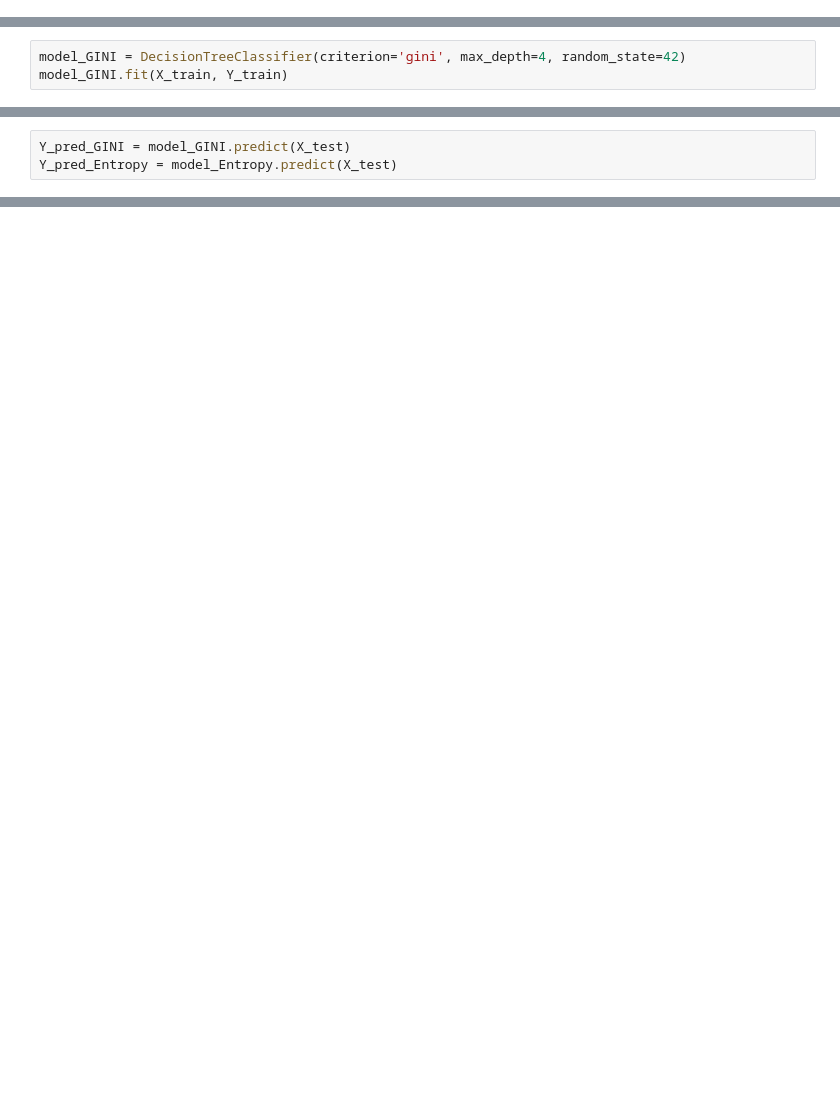
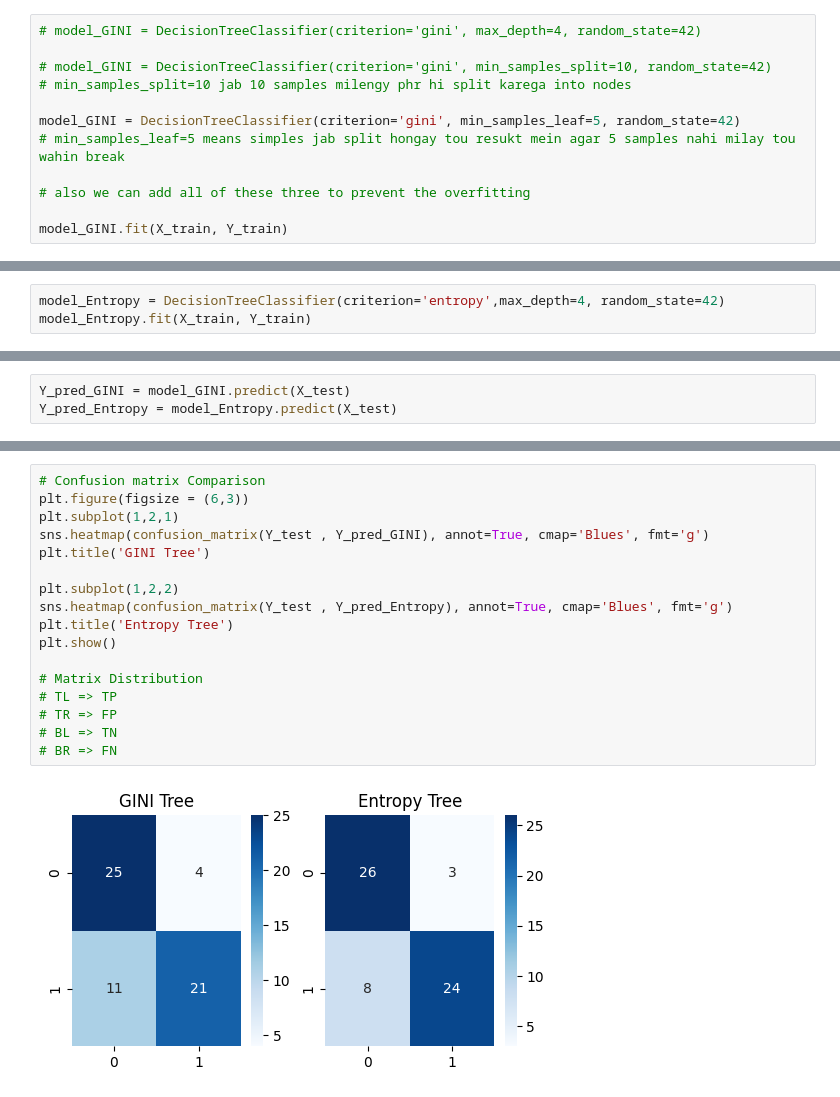
Before and after one commit to usaidahmed01/Machine-Learning, a Jupyter notebook: Decision_Tree.ipynb, the cells around one changed output, grey strips where cells are left out. Saved outputs shown, nothing was run; the diff lists cells and outputs as text; blank space fills up the shorter version.

Commit message:
Decision Tree

```diff
--- a/Decision_Tree.ipynb
+++ b/Decision_Tree.ipynb
@@ -30,3 +31,15 @@ X = df.drop('target', axis = 1)
 y = df['target']
 # %%
 X_train, X_test, Y_train, Y_test = train_test_split(X , y , test_size= 0.2 , random_state=42)
+# %%
+# model_GINI = DecisionTreeClassifier(criterion='gini', max_depth=4, random_state=42)
+
+# model_GINI = DecisionTreeClassifier(criterion='gini', min_samples_split=10, random_state=42)
+# min_samples_split=10 jab 10 samples milengy phr hi split karega into nodes
+
+model_GINI = DecisionTreeClassifier(criterion='gini', min_samples_leaf=5, random_state=42)
+# min_samples_leaf=5 means simples jab split hongay tou resukt mein agar 5 samples nahi milay tou wahin break
+
+# also we can add all of these three to prevent the overfitting
+
+model_GINI.fit(X_train, Y_train)
@@ -33,4 +48,4 @@ X_train, X_test, Y_train, Y_test = train_test_split(X , y , test_size= 0.2 , ran
 # %%
-model_GINI = DecisionTreeClassifier(criterion='gini', max_depth=4, random_state=42)
-model_GINI.fit(X_train, Y_train)
+model_Entropy = DecisionTreeClassifier(criterion='entropy',max_depth=4, random_state=42)
+model_Entropy.fit(X_train, Y_train)
 # %% [output]
@@ -89,0 +100,19 @@ Confusion Matrix
+# %%
+# Confusion matrix Comparison
+plt.figure(figsize = (6,3))
+plt.subplot(1,2,1)
+sns.heatmap(confusion_matrix(Y_test , Y_pred_GINI), annot=True, cmap='Blues', fmt='g')
+plt.title('GINI Tree')
+
+plt.subplot(1,2,2)
+sns.heatmap(confusion_matrix(Y_test , Y_pred_Entropy), annot=True, cmap='Blues', fmt='g')
+plt.title('Entropy Tree')
+plt.show()
+
+# Matrix Distribution
+# TL => TP
+# TR => FP
+# BL => TN
+# BR => FN
+# %% [output]
+[figure, added]
```
Also changed, not shown: parts of 7 cells of this notebook.
